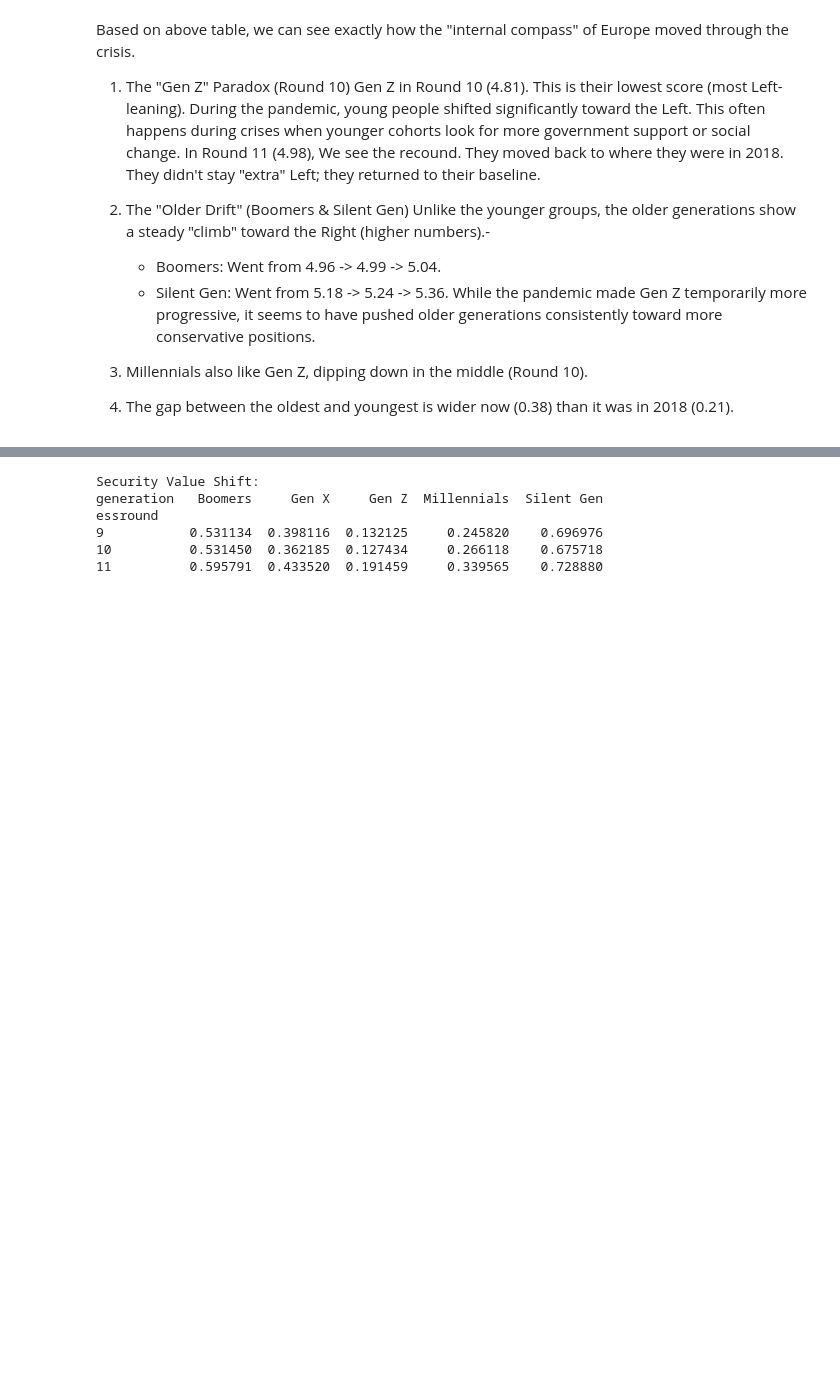
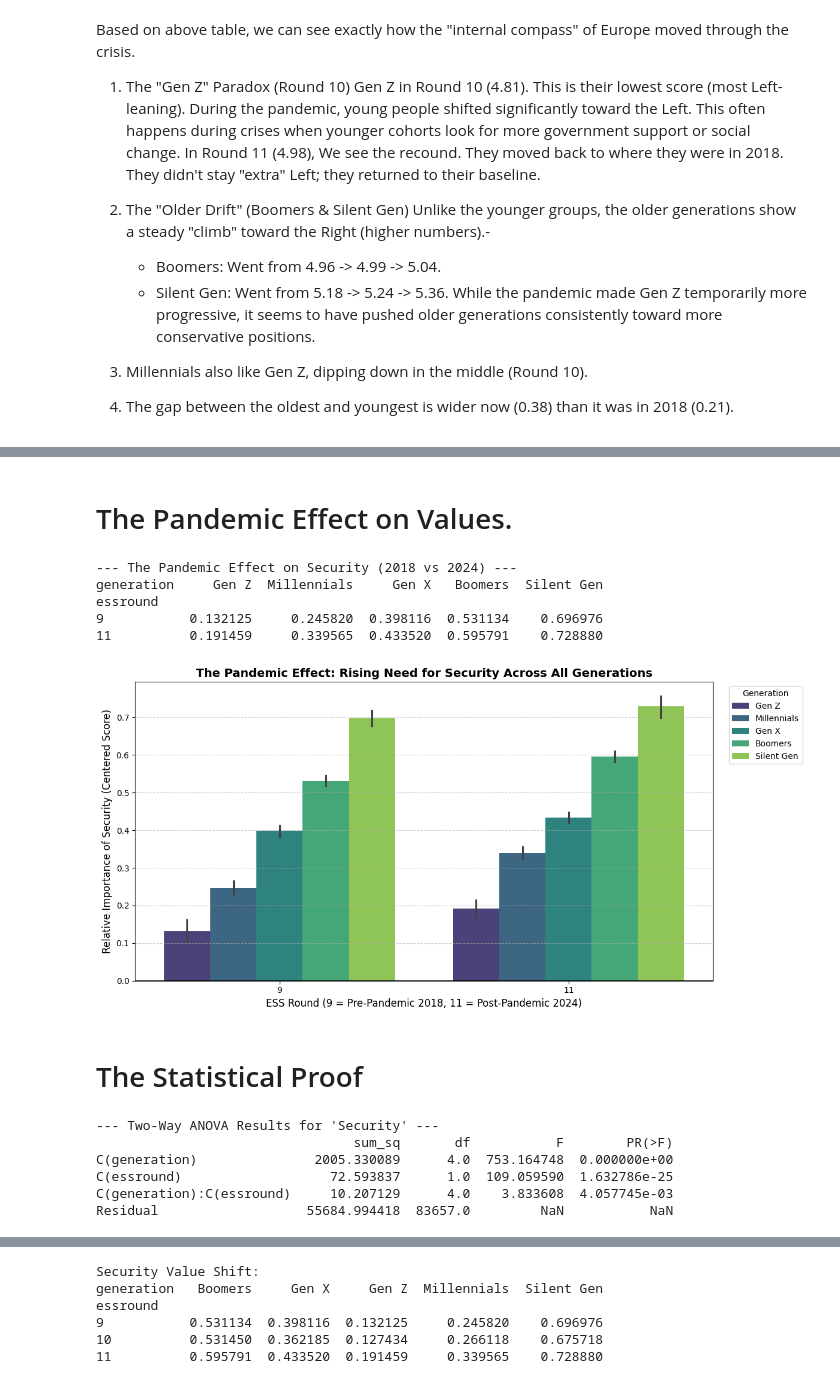
Before and after one commit to CU-S26-MSDSSB-DSCI-01-DataScienceLab/DataScienceLab_HumanValues, a Jupyter notebook: Q2_Tayaphon.ipynb, the cells around one changed output, grey strips where cells are left out. Saved outputs shown, nothing was run; the diff lists cells and outputs as text; code cells hidden in the pictures; blank space fills up the shorter version.

```diff
--- a/Q2_Tayaphon.ipynb
+++ b/Q2_Tayaphon.ipynb
@@ -102,0 +139,76 @@ Silent Gen                0.642957            0.462117           0.700370
+# %% [markdown]
+# The Pandemic Effect on Values.
+# %%
+import matplotlib.pyplot as plt
+import seaborn as sns
+
+# filter
+rounds_to_compare = [9, 11]
+df_step5_all = df[df['essround'].isin(rounds_to_compare)]
+
+# define
+gen_order = ['Gen Z', 'Millennials', 'Gen X', 'Boomers', 'Silent Gen']
+
+# calculate
+security_shift_all = df_step5_all.groupby(['essround', 'generation'])['Security_centered'].mean().unstack()
+
+# order the generations in the desired sequence
+security_shift_all = security_shift_all[gen_order]
+
+print("--- The Pandemic Effect on Security (2018 vs 2024) ---")
+print(security_shift_all)
+
+# draw graph to compare Security values before and after the pandemic for all generations
+plt.figure(figsize=(12, 6))
+
+sns.barplot(
+    data=df_step5_all,
+    x='essround',
+    y='Security_centered',
+    hue='generation',
+    hue_order=gen_order,
+    palette='viridis'
+)
+
+plt.title('The Pandemic Effect: Rising Need for Security Across All Generations', fontsize=14, fontweight='bold')
+plt.ylabel('Relative Importance of Security (Centered Score)', fontsize=12)
+plt.xlabel('ESS Round (9 = Pre-Pandemic 2018, 11 = Post-Pandemic 2024)', fontsize=12)
+plt.axhline(0, color='black', linewidth=1.2)
+plt.grid(axis='y', linestyle='--', alpha=0.6)
+
+# move the legend outside the plot area for better visibility
+plt.legend(title='Generation', bbox_to_anchor=(1.02, 1), loc='upper left')
+plt.tight_layout()
+
+plt.show()
+# %% [output]
+--- The Pandemic Effect on Security (2018 vs 2024) ---
+generation     Gen Z  Millennials     Gen X   Boomers  Silent Gen
+essround
+9           0.132125     0.245820  0.398116  0.531134    0.696976
+11          0.191459     0.339565  0.433520  0.595791    0.728880
+[figure, added]
+# %% [markdown]
+# The Statistical Proof
+# %%
+import statsmodels.api as sm
+from statsmodels.formula.api import ols
+
+# select only 2018 (Round 9) and 2024 (Round 11)
+df_stat= df[df['essround'].isin([9, 11])]
+
+# build the statistical model: see if "Security needs" depends on Generation, COVID year, or both?
+model = ols('Security_centered ~ C(generation) * C(essround)', data=df_stat).fit()
+
+# 3. calculate Two-Way ANOVA results
+anova_table = sm.stats.anova_lm(model, typ=2)
+
+print("--- Two-Way ANOVA Results for 'Security' ---")
+print(anova_table)
+# %% [output]
+--- Two-Way ANOVA Results for 'Security' ---
+                                 sum_sq       df           F        PR(>F)
+C(generation)               2005.330089      4.0  753.164748  0.000000e+00
+C(essround)                   72.593837      1.0  109.059590  1.632786e-25
+C(generation):C(essround)     10.207129      4.0    3.833608  4.057745e-03
+Residual                   55684.994418  83657.0         NaN           NaN
```
Also changed, not shown: parts of 7 cells of this notebook, 1 other file.
